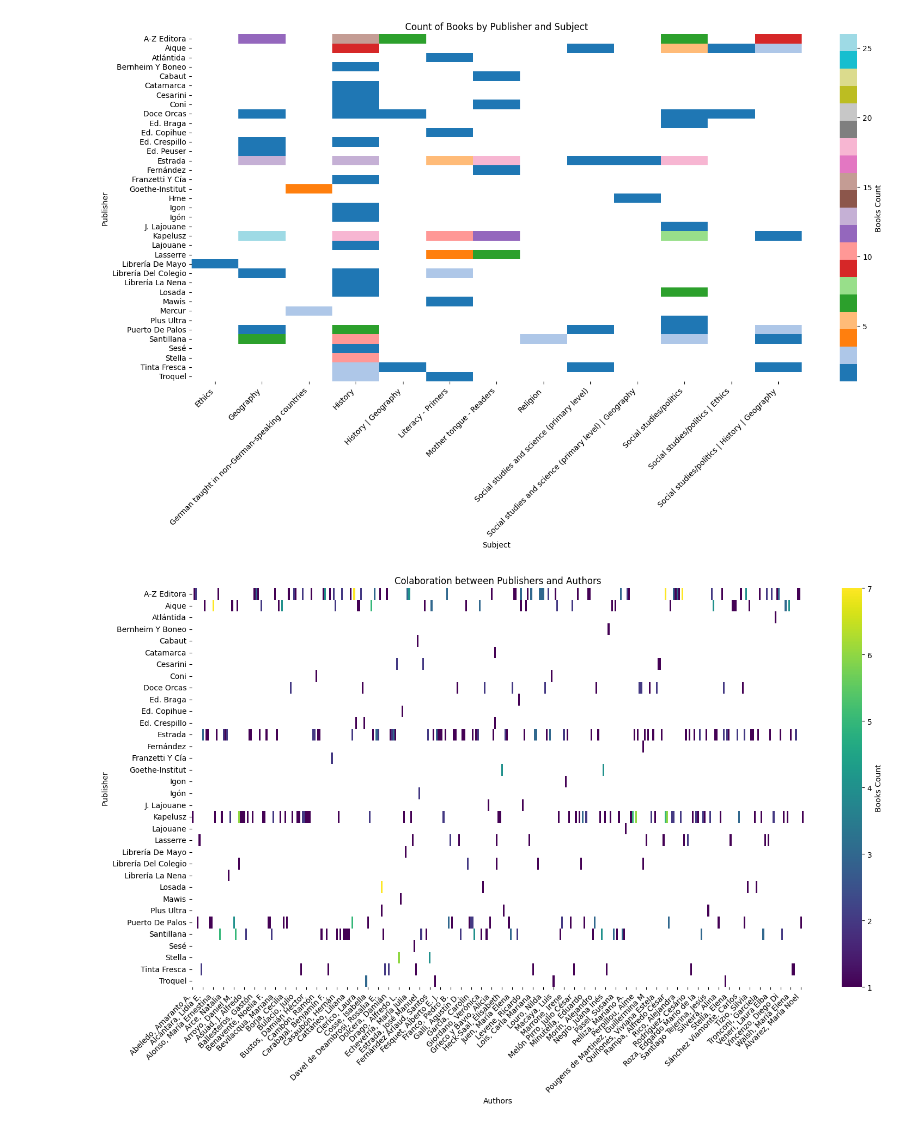
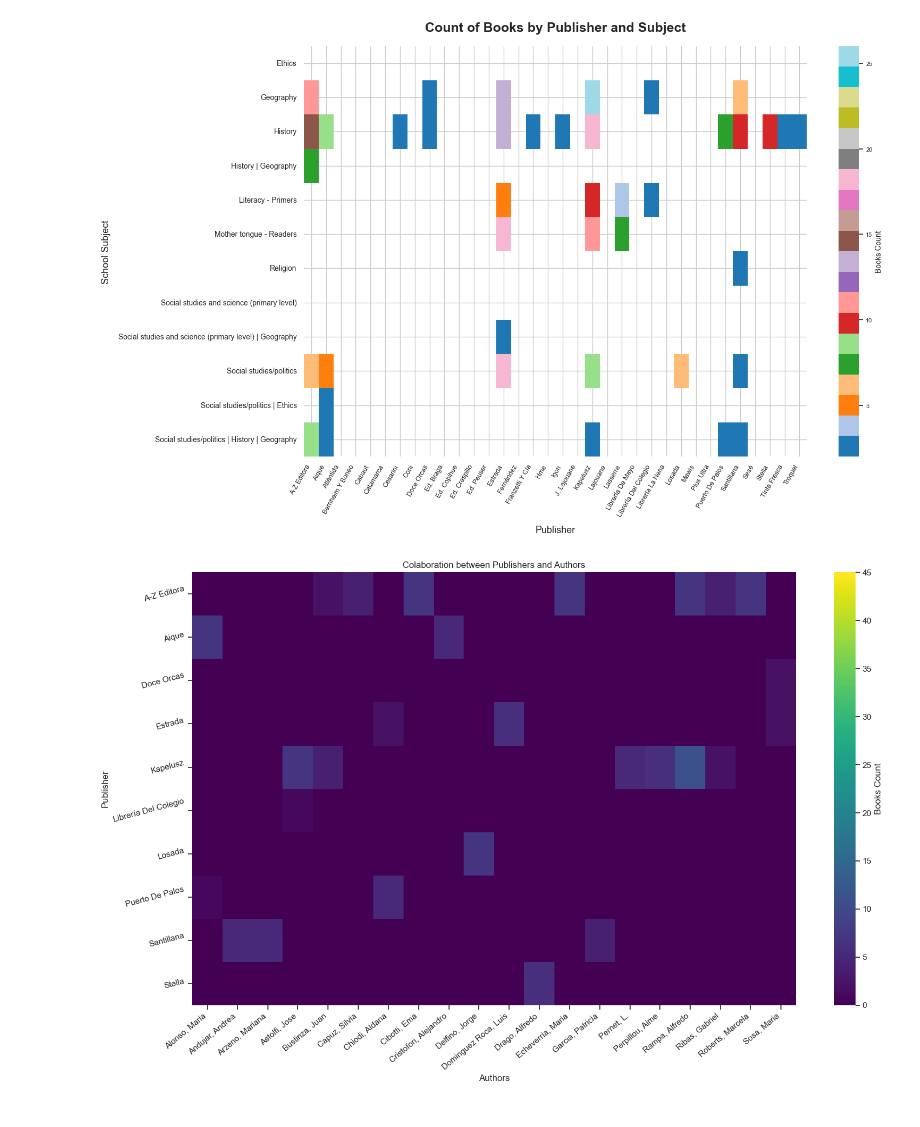
Before and after one commit to rominicky/miscellaneous, a Jupyter notebook: glotrec_explorating.ipynb, the cells around one changed output. Saved outputs shown, nothing was run; the diff lists cells and outputs as text; code cells hidden in the pictures.

```diff
--- a/glotrec_explorating.ipynb
+++ b/glotrec_explorating.ipynb
@@ -129,73 +189,55 @@ Passing `palette` without assigning `hue` is deprecated and will be removed in v
 # %%
+# Heatmap of Publishers vs School Subjects
 plt.figure(figsize=(16, 10))
-ax = sns.heatmap(
-    pd.crosstab(df['Publisher'], df['School Subject']),
+(df
+ .explode('Publisher')
+ .query("`School Subject` != 'German taught in non-German-speaking countries'")
+ .pipe(lambda d: sns.heatmap(
+    pd.crosstab(d['School Subject'], d['Publisher']),
     #cmap='PiYG',
     cmap='tab20',
     annot=False,
     fmt='d',
     linecolor='gray',
     cbar_kws={'label': 'Books Count'},
-    mask=(pd.crosstab(df['Publisher'], df['School Subject']) <= 0)
-)
-plt.title('Count of Books by Publisher and Subject')
-plt.xlabel('Subject')
-plt.ylabel('Publisher')
-plt.xticks(rotation=45, ha='right')
+    mask=(pd.crosstab(d['School Subject'], d['Publisher']) <= 1)
+)))
+plt.title('Count of Books by Publisher and Subject', fontsize=18, pad=20, weight='bold')
+plt.xlabel('Publisher', fontsize=13, labelpad=10)
+plt.ylabel('School Subject', fontsize=13, labelpad=10)
+plt.xticks(rotation=60, ha='right', fontsize=9)
+plt.yticks(rotation=0, fontsize=10)
+sns.despine(left=True, bottom=True)
 plt.tight_layout()
 plt.show()
 # %% [output]
-[figure, old version]
+[figure, new version]
-# %%
-# función de limpieza por celda
-def clean_authors_cell(cell):
-    if pd.isna(cell):
-        return []
-    # separar por '|' y limpiar espacios
-    parts = [p.strip() for p in str(cell).split('|')]
-    cleaned = []
-    for p in parts:
-        # 1) eliminar años o rangos tipo 1805 o 1805-1851
-        p = re.sub(r'\b\d{3,4}(?:-\d{2,4})?\b', '', p)
-        # 2) eliminar cualquier dígito restante
-        p = re.sub(r'\d+', '', p)
-        # 3) quitar puntuación sobrante al inicio/final (comas, barras, guiones, dos puntos, etc.)
-        p = re.sub(r'^[\s\|\-,:;]+|[\s\|\-,:;]+$', '', p)
-        # 4) normalizar espacios
-        p = re.sub(r'\s{2,}', ' ', p).strip()
-        if p:
-            cleaned.append(p)
-    return cleaned
-
-# aplicar y dejar la lista limpia en una nueva columna
-df['Authors'] = df['Authors'].apply(clean_authors_cell)
-
-# (opcional) expandir cada autor en una fila separada para análisis posterior
-#df_authors = df.explode('Authors_clean_list').rename(columns={'Authors_clean_list': 'Author'}).reset_index(drop=True)
-
-# (opcional) contar frecuencias
-#author_counts = df_authors['Author'].value_counts()
-
-print(df.head())
 # %%
+# Heatmap of Publishers vs Authors
 plt.figure(figsize=(16, 10))
+vmax = 45
 (df
  .explode('Authors')
+ .pipe(lambda d: d[
+        d['Publisher'].isin(d['Publisher'].value_counts().nlargest(15).index) &
+        d['Authors'].isin(d['Authors'].value_counts().nlargest(20).index)
+    ])
  .pipe(lambda d: sns.heatmap(
      pd.crosstab(d['Publisher'], d['Authors']),
      cmap='viridis',
      annot=False,
      fmt='d',
      linecolor='gray',
      cbar_kws={'label': 'Books Count'},
-     mask=(pd.crosstab(d['Publisher'], d['Authors']) < 1)
+    vmax=vmax
  ))
 )
 plt.title('Colaboration between Publishers and Authors')
 plt.xlabel('Authors')
 plt.ylabel('Publisher')
-plt.xticks(rotation=45, ha='right')
+plt.xticks(rotation=40, ha='right')
+plt.yticks(rotation=15, ha='right')
 plt.tight_layout()
 plt.show()
 # %% [output]
-[figure, old version]
+[figure, new version]
```
Also changed, not shown: parts of 24 cells of this notebook.
